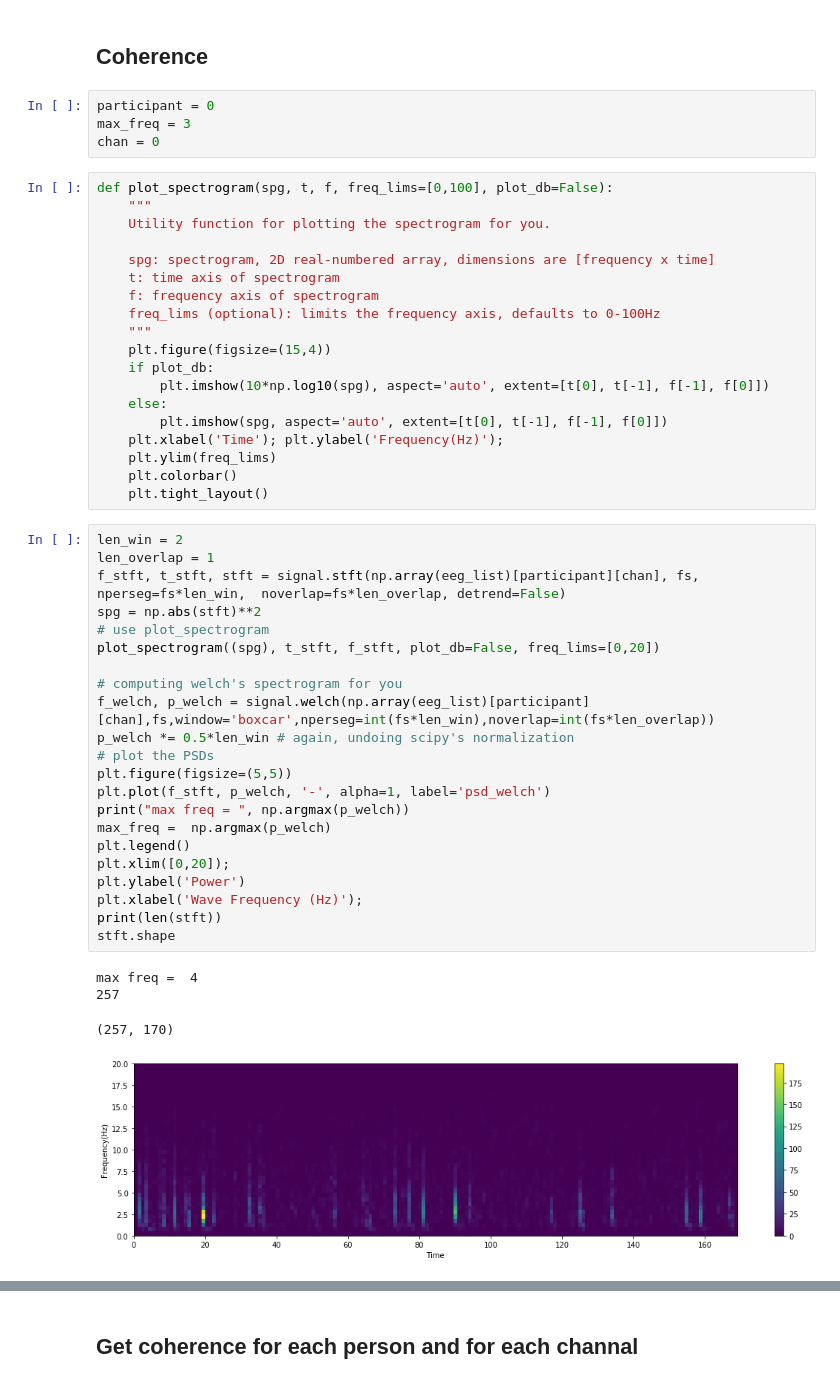
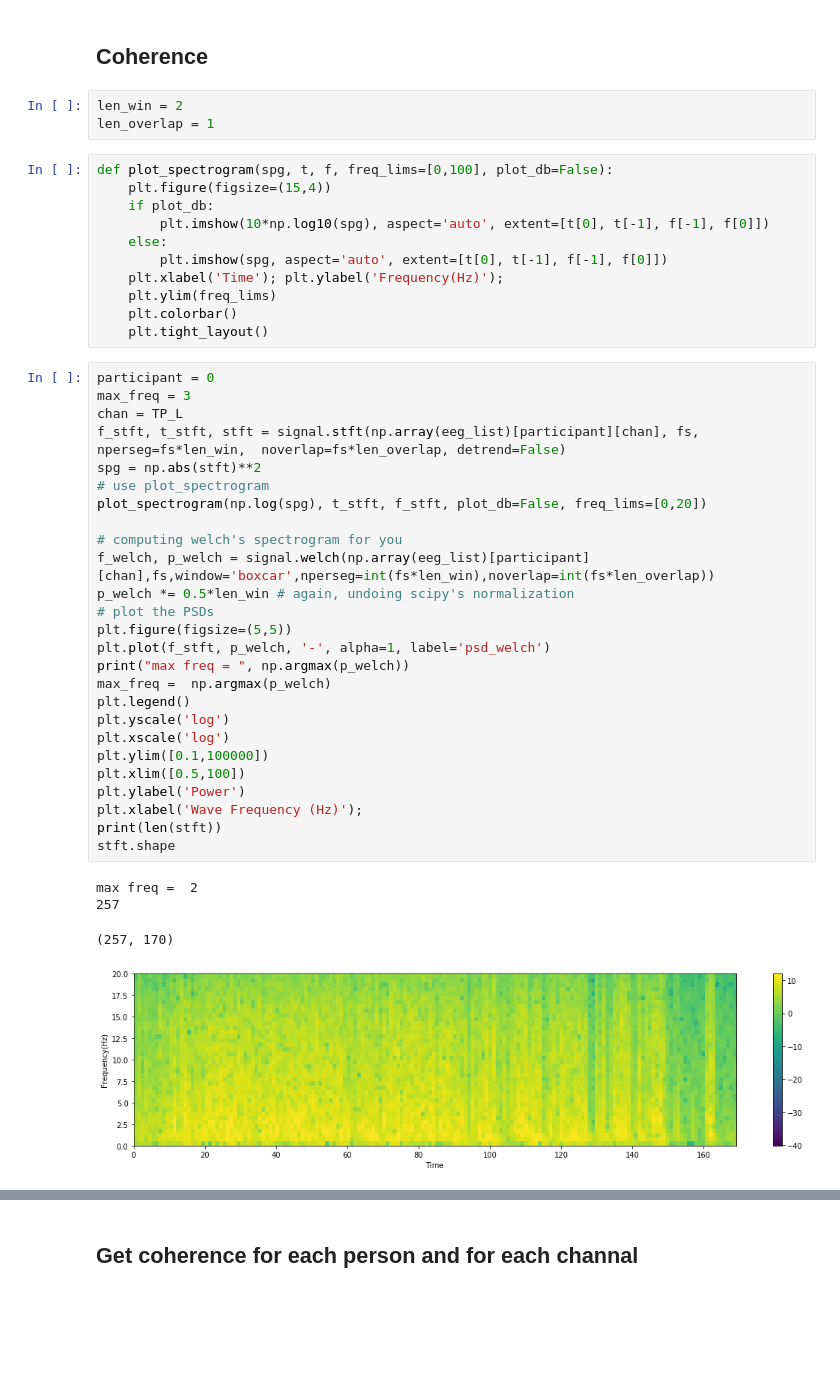
Before and after one commit to TamuzHod/Neural-_signal_processing_final_project, a Jupyter notebook: PROJECT.ipynb, the cells around one changed output, grey strips where cells are left out. Drawn from its saved outputs; the diff is of its cells as text; blank space fills up the shorter version.

```diff
--- a/PROJECT.ipynb
+++ b/PROJECT.ipynb
@@ -480,19 +590,10 @@ plt.plot(snake_average[1],snake_average[2])
 # %% [markdown]
 ## Coherence
-# %%
-participant = 0
-max_freq = 3
-chan = 0
+# %%
+len_win = 2
+len_overlap = 1
 # %%
 def plot_spectrogram(spg, t, f, freq_lims=[0,100], plot_db=False):
-    """
-    Utility function for plotting the spectrogram for you.
-
-    spg: spectrogram, 2D real-numbered array, dimensions are [frequency x time]
-    t: time axis of spectrogram
-    f: frequency axis of spectrogram
-    freq_lims (optional): limits the frequency axis, defaults to 0-100Hz
-    """
     plt.figure(figsize=(15,4))
     if plot_db:
         plt.imshow(10*np.log10(spg), aspect='auto', extent=[t[0], t[-1], f[-1], f[0]])
@@ -503,29 +604,33 @@ def plot_spectrogram(spg, t, f, freq_lims=[0,100], plot_db=False):
     plt.colorbar()
     plt.tight_layout()
 # %%
-len_win = 2
-len_overlap = 1
+participant = 0
+max_freq = 3
+chan = TP_L
 f_stft, t_stft, stft = signal.stft(np.array(eeg_list)[participant][chan], fs, nperseg=fs*len_win,  noverlap=fs*len_overlap, detrend=False)
 spg = np.abs(stft)**2
 # use plot_spectrogram
-plot_spectrogram((spg), t_stft, f_stft, plot_db=False, freq_lims=[0,20])
+plot_spectrogram(np.log(spg), t_stft, f_stft, plot_db=False, freq_lims=[0,20])
 
 # computing welch's spectrogram for you
 f_welch, p_welch = signal.welch(np.array(eeg_list)[participant][chan],fs,window='boxcar',nperseg=int(fs*len_win),noverlap=int(fs*len_overlap))
 p_welch *= 0.5*len_win # again, undoing scipy's normalization
 # plot the PSDs
 plt.figure(figsize=(5,5))
 plt.plot(f_stft, p_welch, '-', alpha=1, label='psd_welch')
 print("max freq = ", np.argmax(p_welch))
 max_freq =  np.argmax(p_welch)
 plt.legend()
-plt.xlim([0,20]);
+plt.yscale('log')
+plt.xscale('log')
+plt.ylim([0.1,100000])
+plt.xlim([0.5,100])
 plt.ylabel('Power')
 plt.xlabel('Wave Frequency (Hz)');
 print(len(stft))
 stft.shape
 # %% [output]
-max freq =  4
+max freq =  2
 257
 (257, 170)
-[figure, old version]
+[figure, new version]
```
Also changed, not shown: parts of 30 cells of this notebook.
